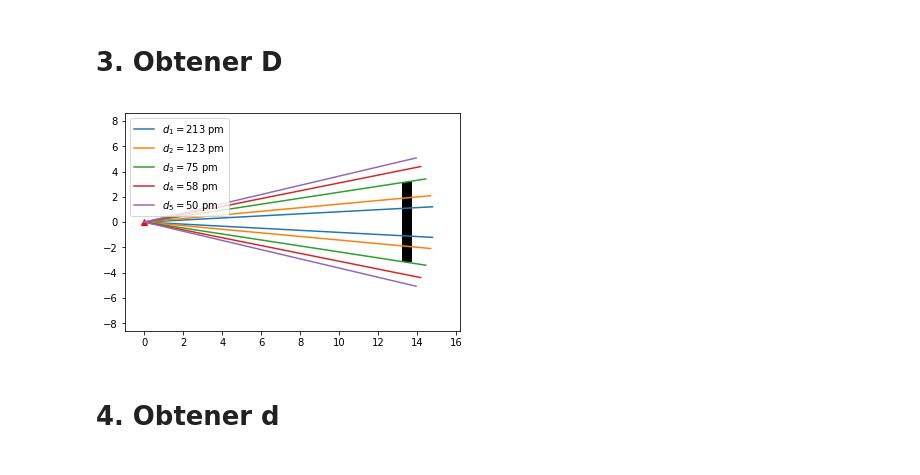
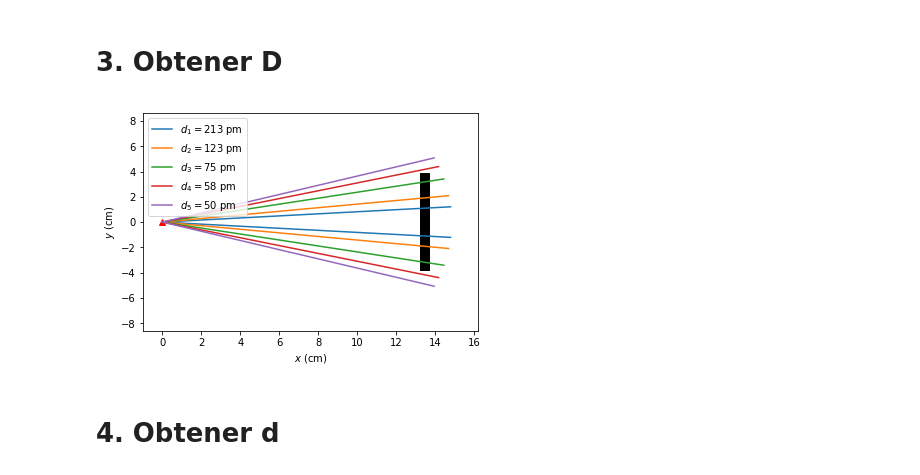
Before and after one commit to jsbarbosa/LabIntermedio, a Jupyter notebook: DifraccionElectrones/Results.ipynb, the cells around one changed output. Saved outputs shown, nothing was run; the diff lists cells and outputs as text; code cells hidden in the pictures.

```diff
--- a/DifraccionElectrones/Results.ipynb
+++ b/DifraccionElectrones/Results.ipynb
@@ -70,31 +70,34 @@ ds = [d1, d2, 75e-12, 58e-12, 50e-12]
 # %%
 l = L * 100
 r = np.linspace(0, 1.1 * l)
-w = 5.5
+w = 7
 
 plt.plot([0], [0], "r^")
 plt.plot([l, l], [-0.5*w, 0.5*w], lw = 10, c = "k")
 
 for (i, d) in enumerate(ds):
     theta = np.arctan(0.5 * getD(d, V[-1]) / L)
     x = r * np.cos(theta)
     y = r * np.sin(theta)
 
     c = plt.plot(x, y, label = "$d_{%d} = %.0f$ pm"%(i + 1, d*1e12))[0].get_color()
     plt.plot(x, -y, c = c)
 
 
 plt.xlim(-1, l * 1.2)
 
 total = l * 1.2 + 1
 plt.ylim(-0.5*total, 0.5*total)
 
 plt.legend()
 
+plt.xlabel("$x$ (cm)")
+plt.ylabel("$y$ (cm)")
+
 plt.savefig("deteccion.pdf")
 plt.show()
 # %% [output]
-[figure, old version]
+[figure, new version]
 # %% [markdown]
 # 4. Obtener d
 # %%
```
Also changed, not shown: parts of 2 cells of this notebook, 7 other files.
